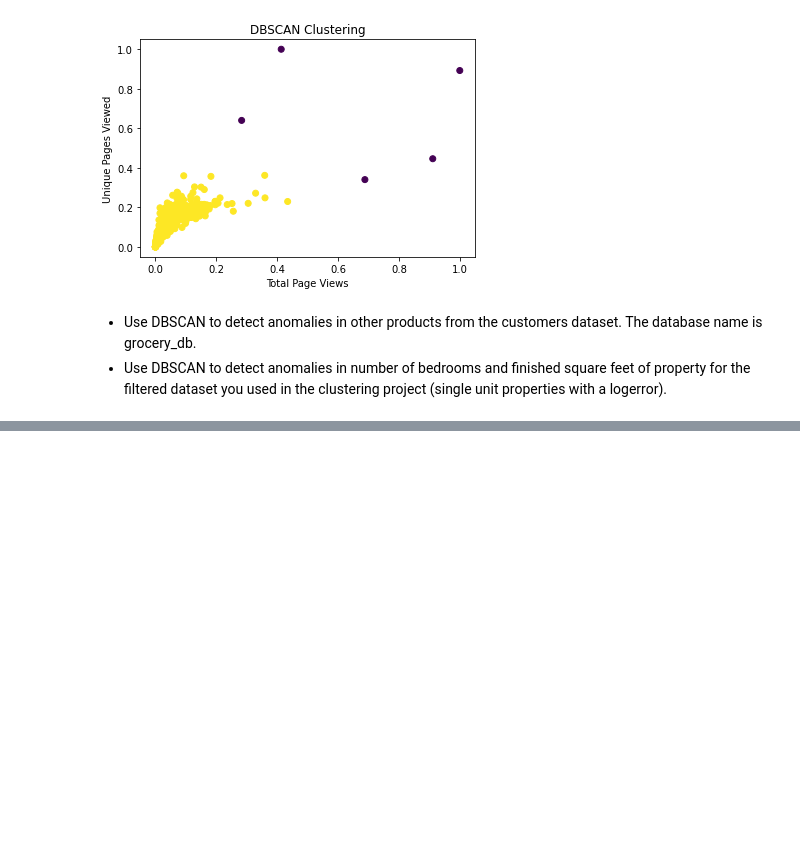
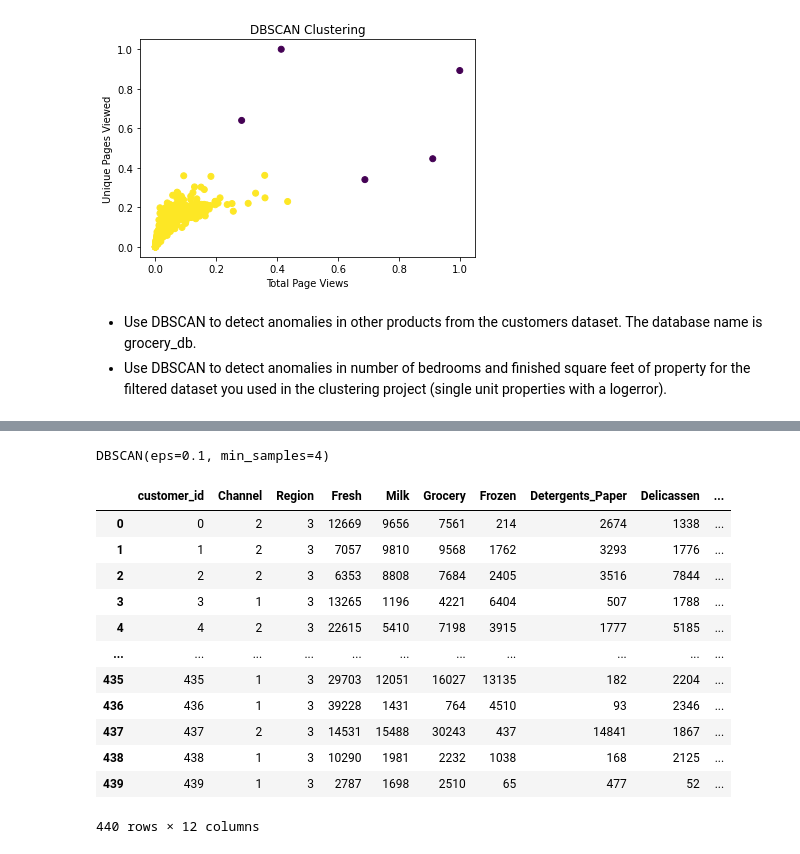
Before and after one commit to craigcalzado/anomaly-detection-exercises-, a Jupyter notebook: clustering_anomaly_detection.ipynb, the cells around one changed output, grey strips where cells are left out. Cells and saved outputs as stored; diff of their text form; code cells hidden in the pictures; blank space fills up the shorter version.

```diff
--- a/clustering_anomaly_detection.ipynb
+++ b/clustering_anomaly_detection.ipynb
@@ -165,18 +165,20 @@ plt.show();
 # %%
 def get_grocery_db():
     if os.path.isfile("grocery_db.csv"):
-        return pd.read_csv("curriculum_logs.csv", index_col=False)
+        return pd.read_csv("grocery_db.csv", index_col=False)
     else:
         # read sql query into dataframe
-        url = f'mysql+pymysql://{env.user}:{env.password}@{env.host}/curriculum_logs'
+        url = f'mysql+pymysql://{env.user}:{env.password}@{env.host}/grocery_db'
         sql = '''
-        SELECT date, time, path, ip, user_id, name, program_id, start_date, end_date
-        FROM logs
-        JOIN cohorts ON logs.cohort_id = cohorts.id;
+        SELECT *
+        FROM grocery_customers;
         '''
         df = pd.read_sql(sql, url)
 
         # dataframe to csv
-        df.to_csv("curriculum_logs.csv", index = False)
+        df.to_csv("grocery_db.csv", index = False)
 
         return df
+# get data
+groceries = get_grocery_db()
+groceries.head()
@@ -182,0 +211,4 @@ def get_grocery_db():
+# %%
+# Cluster on all or a selected subset of features
+frozen_deli_fresh = groceries[["Frozen", "Delicassen", "Fresh"]]
+frozen_deli_fresh.head(2)
@@ -182,0 +219,6 @@ def get_grocery_db():
+# %%
+# scale the data using minmax scaler
+scaler = MinMaxScaler()
+scaler.fit(frozen_deli_fresh)
+scaled_frozen_deli_fresh = scaler.transform(frozen_deli_fresh)
+scaled_frozen_deli_fresh
@@ -182,0 +233,25 @@ def get_grocery_db():
+# %%
+# DBSCAN clustering
+dbs = DBSCAN(eps=0.1, min_samples=4).fit(scaled_frozen_deli_fresh)
+print(dbs)
+# %% [output]
+DBSCAN(eps=0.1, min_samples=4)
+# %%
+groceries['Frozen_scaled'] = scaled_frozen_deli_fresh[:, 0]
+groceries['Delicassen_scaled'] = scaled_frozen_deli_fresh[:, 1]
+groceries['Fresh_scaled'] = scaled_frozen_deli_fresh[:, 2]
+groceries
+# %% [output]
+|  | customer_id | Channel | Region | Fresh | Milk | Grocery | Frozen | Detergents_Paper | Delicassen | ... |
+| 0 | 0 | 2 | 3 | 12669 | 9656 | 7561 | 214 | 2674 | 1338 | ... |
+| 1 | 1 | 2 | 3 | 7057 | 9810 | 9568 | 1762 | 3293 | 1776 | ... |
+| 2 | 2 | 2 | 3 | 6353 | 8808 | 7684 | 2405 | 3516 | 7844 | ... |
+| 3 | 3 | 1 | 3 | 13265 | 1196 | 4221 | 6404 | 507 | 1788 | ... |
+| 4 | 4 | 2 | 3 | 22615 | 5410 | 7198 | 3915 | 1777 | 5185 | ... |
+| ... | ... | ... | ... | ... | ... | ... | ... | ... | ... | ... |
+| 435 | 435 | 1 | 3 | 29703 | 12051 | 16027 | 13135 | 182 | 2204 | ... |
+| 436 | 436 | 1 | 3 | 39228 | 1431 | 764 | 4510 | 93 | 2346 | ... |
+| 437 | 437 | 2 | 3 | 14531 | 15488 | 30243 | 437 | 14841 | 1867 | ... |
+| 438 | 438 | 1 | 3 | 10290 | 1981 | 2232 | 1038 | 168 | 2125 | ... |
+| 439 | 439 | 1 | 3 | 2787 | 1698 | 2510 | 65 | 477 | 52 | ... |
+440 rows × 12 columns
```
Also changed, not shown: parts of 9 cells of this notebook.
